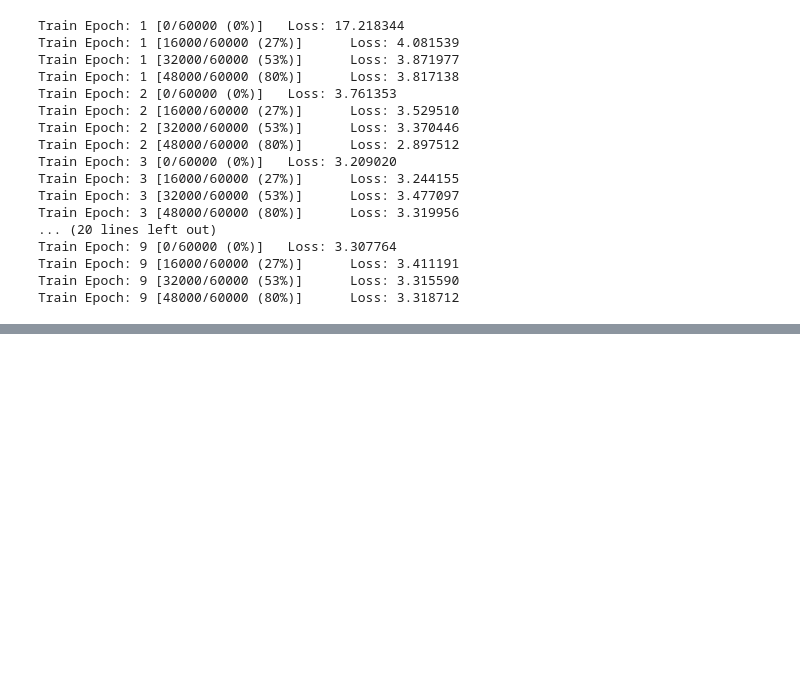
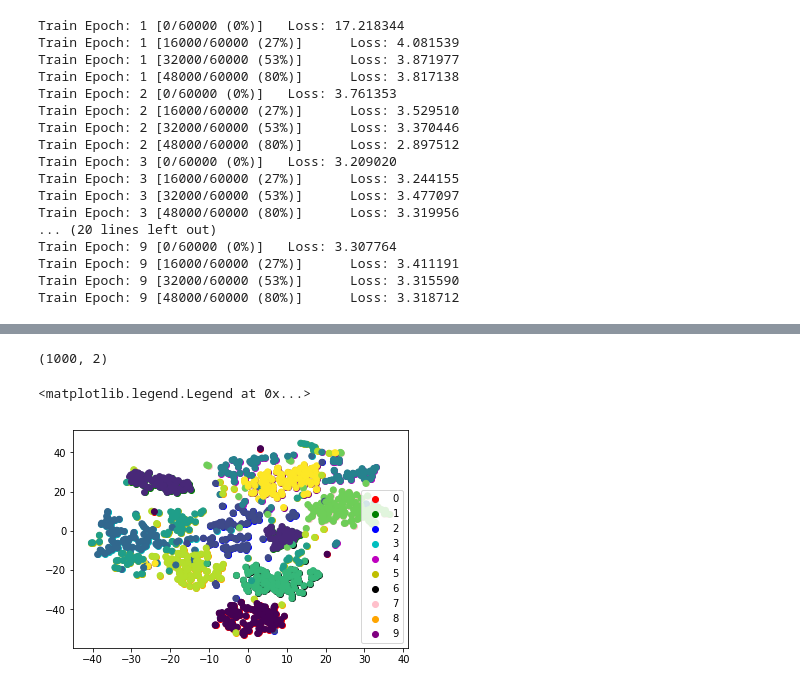
Before and after one commit to jojonki/AutoEncoders, a Jupyter notebook: vae.ipynb, the cells around one changed output, grey strips where cells are left out. Drawn from its saved outputs; the diff is of its cells as text; code cells hidden in the pictures; blank space fills up the shorter version.

```diff
--- a/vae.ipynb
+++ b/vae.ipynb
@@ -179,0 +180,34 @@ Transition labels: 8 --> 1
+# %%
+from sklearn.manifold import TSNE
+
+model.eval()
+z_list = None
+l_list = []
+for i, (data, labels) in enumerate(test_loader):
+    data = to_var(data)
+    mu, logvar = model.encode(data.view(-1, 28*28))
+    z = model.reparametrize(mu, logvar)
+    if i == 0:
+        z_list = z
+        l_list = labels
+    else:
+        z_list = torch.cat((z_list, z), 0)
+        l_list = torch.cat((l_list, labels), 0)
+
+z_list = z_list.data.cpu().numpy()[:1000]
+l_list = l_list.cpu().numpy()[:1000] # labels are not Variable
+
+X_reduced = TSNE(n_components=2, random_state=0).fit_transform(z_list)
+
+print (X_reduced.shape)
+# (N, 2)
+colors = 'r', 'g', 'b', 'c', 'm', 'y', 'k', 'pink', 'orange', 'purple'
+for i, c in enumerate(colors):
+    plt.scatter(X_reduced[l_list == i, 0], X_reduced[l_list == i, 1], c=c, label=str(i))
+
+plt.scatter(X_reduced[:, 0], X_reduced[:, 1], c=l_list)
+plt.legend()
+# %% [output]
+(1000, 2)
+<matplotlib.legend.Legend at 0x...>
+[figure, added]
```
Also changed, not shown: parts of 1 cell of this notebook.
